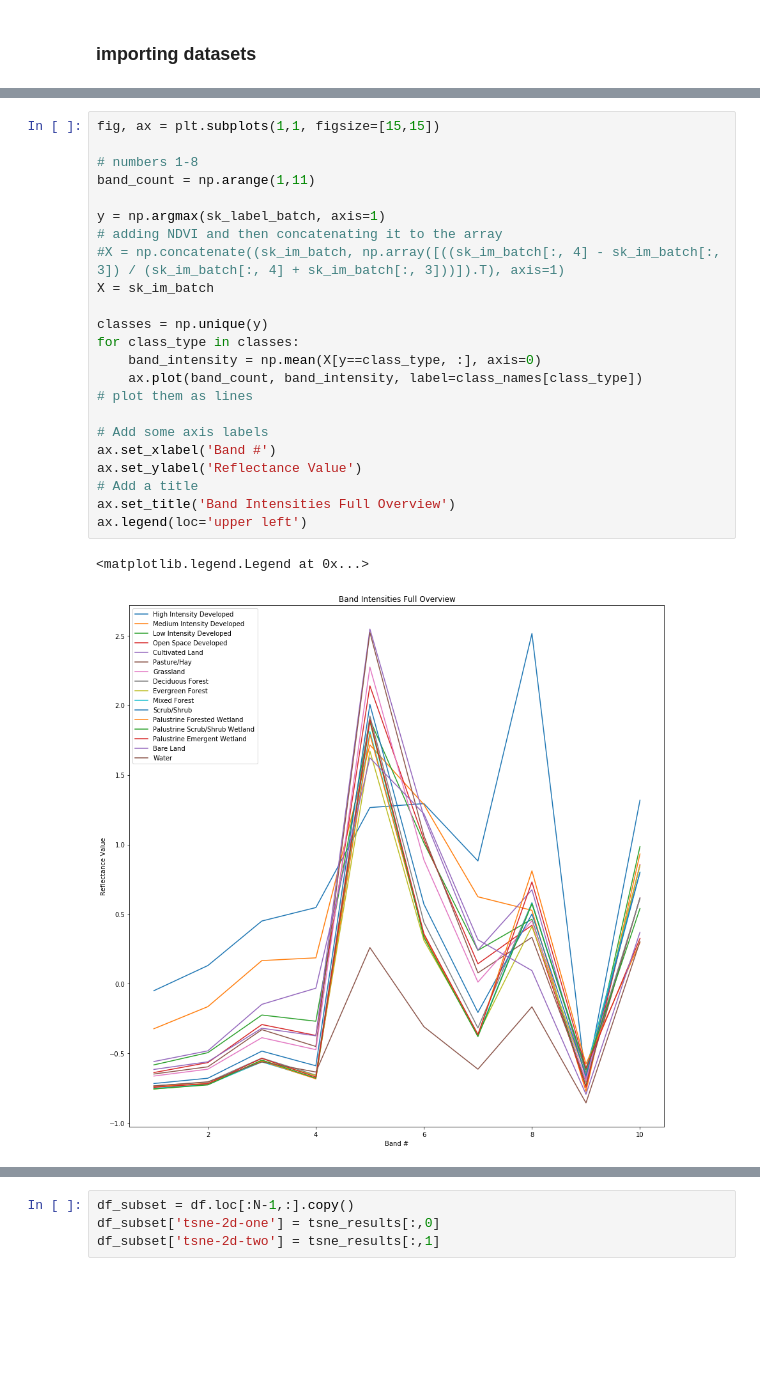
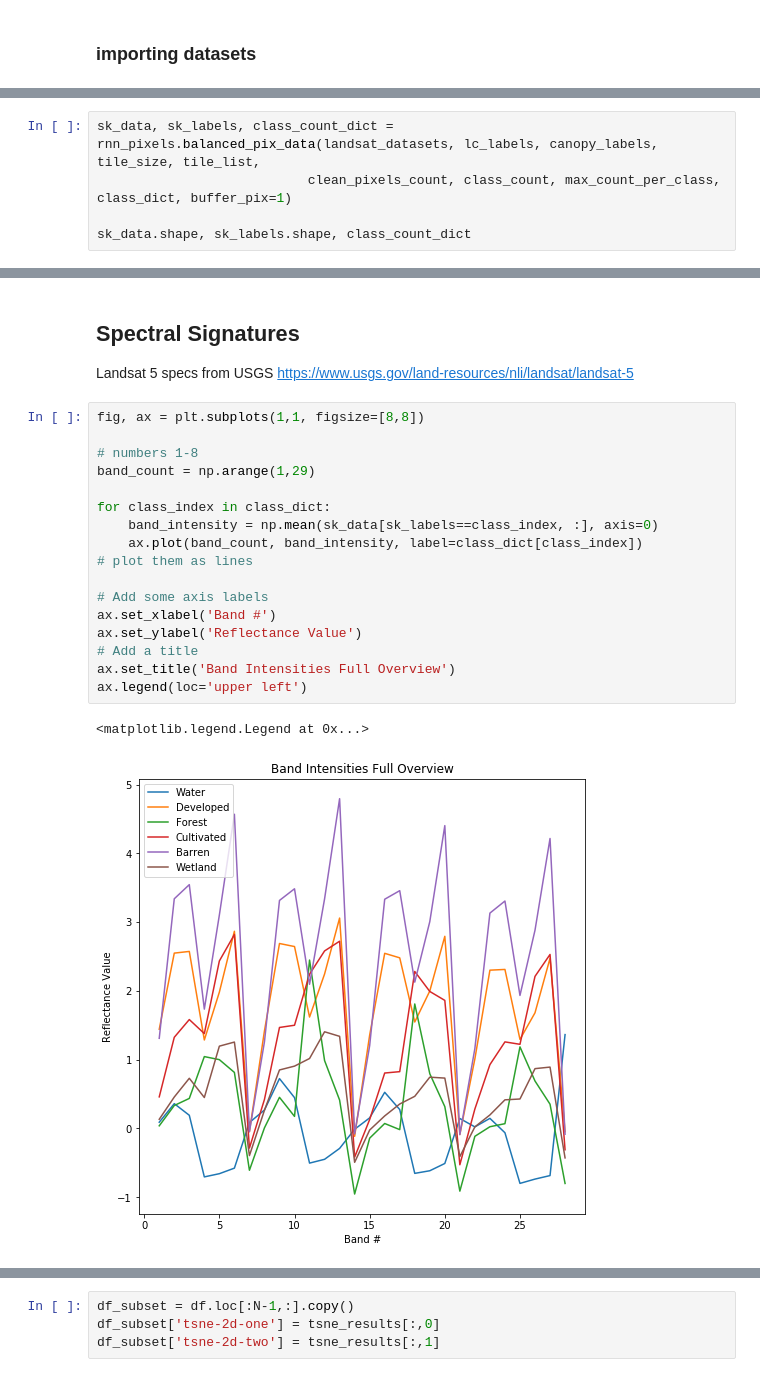
Before and after one commit to patrickcgray/landcover_rcnn, a Jupyter notebook: Clustering and Viz Experimentation.ipynb, the cells around one changed output, grey strips where cells are left out. Cells and saved outputs as stored; diff of their text form; blank space fills up the shorter version.

```diff
--- a/Clustering and Viz Experimentation.ipynb
+++ b/Clustering and Viz Experimentation.ipynb
@@ -162,0 +62,5 @@ y[y == 17] = 16
+# %%
+sk_data, sk_labels, class_count_dict = rnn_pixels.balanced_pix_data(landsat_datasets, lc_labels, canopy_labels, tile_size, tile_list,
+                           clean_pixels_count, class_count, max_count_per_class, class_dict, buffer_pix=1)
+
+sk_data.shape, sk_labels.shape, class_count_dict
@@ -163,26 +82,24 @@ y[y == 17] = 16
+# %% [markdown]
+## Spectral Signatures
+
+Landsat 5 specs from USGS https://www.usgs.gov/land-resources/nli/landsat/landsat-5
 # %%
-fig, ax = plt.subplots(1,1, figsize=[15,15])
+fig, ax = plt.subplots(1,1, figsize=[8,8])
 
 # numbers 1-8
-band_count = np.arange(1,11)
+band_count = np.arange(1,29)
 
-y = np.argmax(sk_label_batch, axis=1)
-# adding NDVI and then concatenating it to the array
-#X = np.concatenate((sk_im_batch, np.array([((sk_im_batch[:, 4] - sk_im_batch[:, 3]) / (sk_im_batch[:, 4] + sk_im_batch[:, 3]))]).T), axis=1)
-X = sk_im_batch
-
-classes = np.unique(y)
-for class_type in classes:
-    band_intensity = np.mean(X[y==class_type, :], axis=0)
-    ax.plot(band_count, band_intensity, label=class_names[class_type])
+for class_index in class_dict:
+    band_intensity = np.mean(sk_data[sk_labels==class_index, :], axis=0)
+    ax.plot(band_count, band_intensity, label=class_dict[class_index])
 # plot them as lines
 
 # Add some axis labels
 ax.set_xlabel('Band #')
 ax.set_ylabel('Reflectance Value')
 # Add a title
 ax.set_title('Band Intensities Full Overview')
 ax.legend(loc='upper left')
 # %% [output]
 <matplotlib.legend.Legend at 0x...>
-[figure, old version]
+[figure, new version]
```
Also changed, not shown: parts of 36 cells of this notebook, 3 other files.
